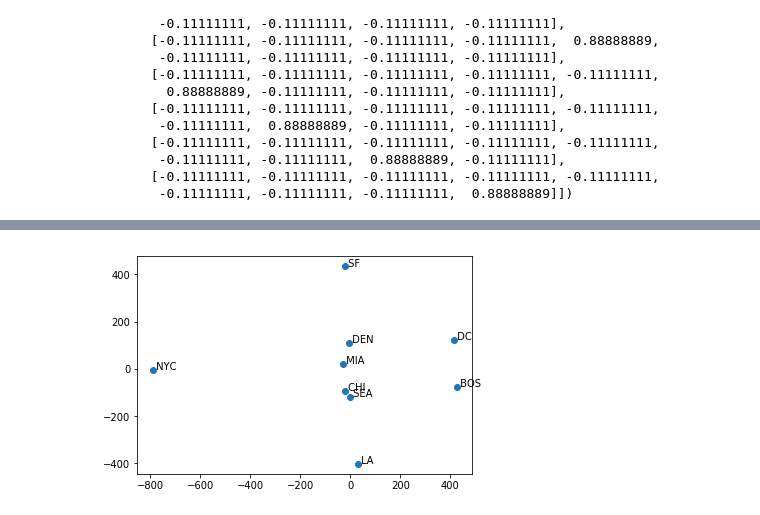
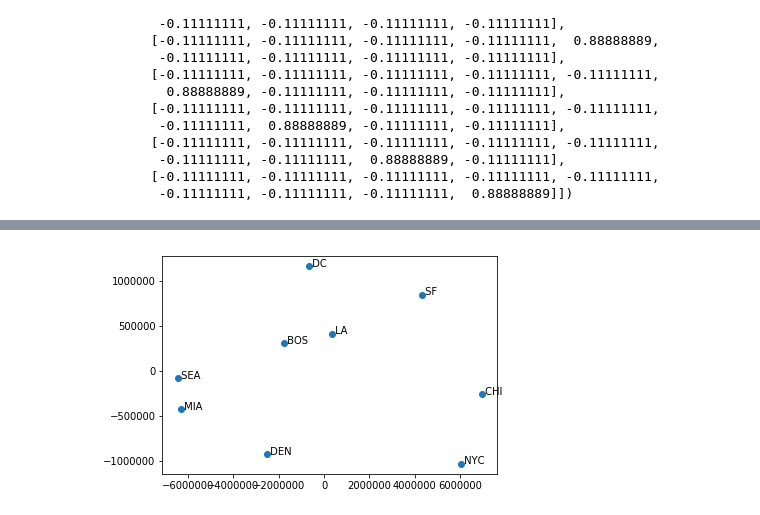
Before and after one commit to 1jinwoo/ML-HW4, a Jupyter notebook: Q2.4.ipynb, the cells around one changed output, grey strips where cells are left out. Saved outputs shown, nothing was run; the diff lists cells and outputs as text; code cells hidden in the pictures.

Commit message:
Ordering of Q Lambda fixed

```diff
--- a/Q2.4.ipynb
+++ b/Q2.4.ipynb
@@ -111,6 +218,5 @@ Q, lambdas
 # %%
-lambdas = [l if l > 1e-10 else 0 for l in lambdas]
-lambdas.sort(reverse=True)
+lambdas = [l[0] for l in sorted_lambdas_pairing.values()]
 lambdas = np.array(lambdas)
 lambdas
 # %% [output]
@@ -147,6 +254,6 @@ array([[4213.83949895,    0.        ,    0.        ,    0.        ,
 # %%
-k = 3
+k = 2
 # %%
-ld_embedding = Q[:, :3] @ Lambda_sqrt[:3, :]
+ld_embedding = Q[:, :k] @ Lambda_sqrt[:k, :]
 ld_embedding
 # %% [output]
@@ -170,5 +277,5 @@ array([[-1.40461317e+03,  4.27018097e+02, -7.59686495e+01,
 # %%
-ld_embedding = ld_embedding[:, 1:3]
+ld_embedding = ld_embedding[:, :k]
 # %%
 ld_embedding
 # %% [output]
@@ -184,11 +291,11 @@ array([[ 4.27018097e+02, -7.59686495e+01],
 # %%
 x = ld_embedding[:, 0]
 y = ld_embedding[:, 1]
-label = cities
+labels = ordered_cities
 
 fig, ax = plt.subplots()
 ax.scatter(x, y)
-for i, txt in enumerate(label):
-    ax.annotate(txt, (x[i], y[i]))
+for i, label in enumerate(labels):
+    ax.annotate(label, (x[i], y[i]))
 # %% [output]
-[figure, old version]
+[figure, new version]
```
Also changed, not shown: parts of 13 cells of this notebook.
